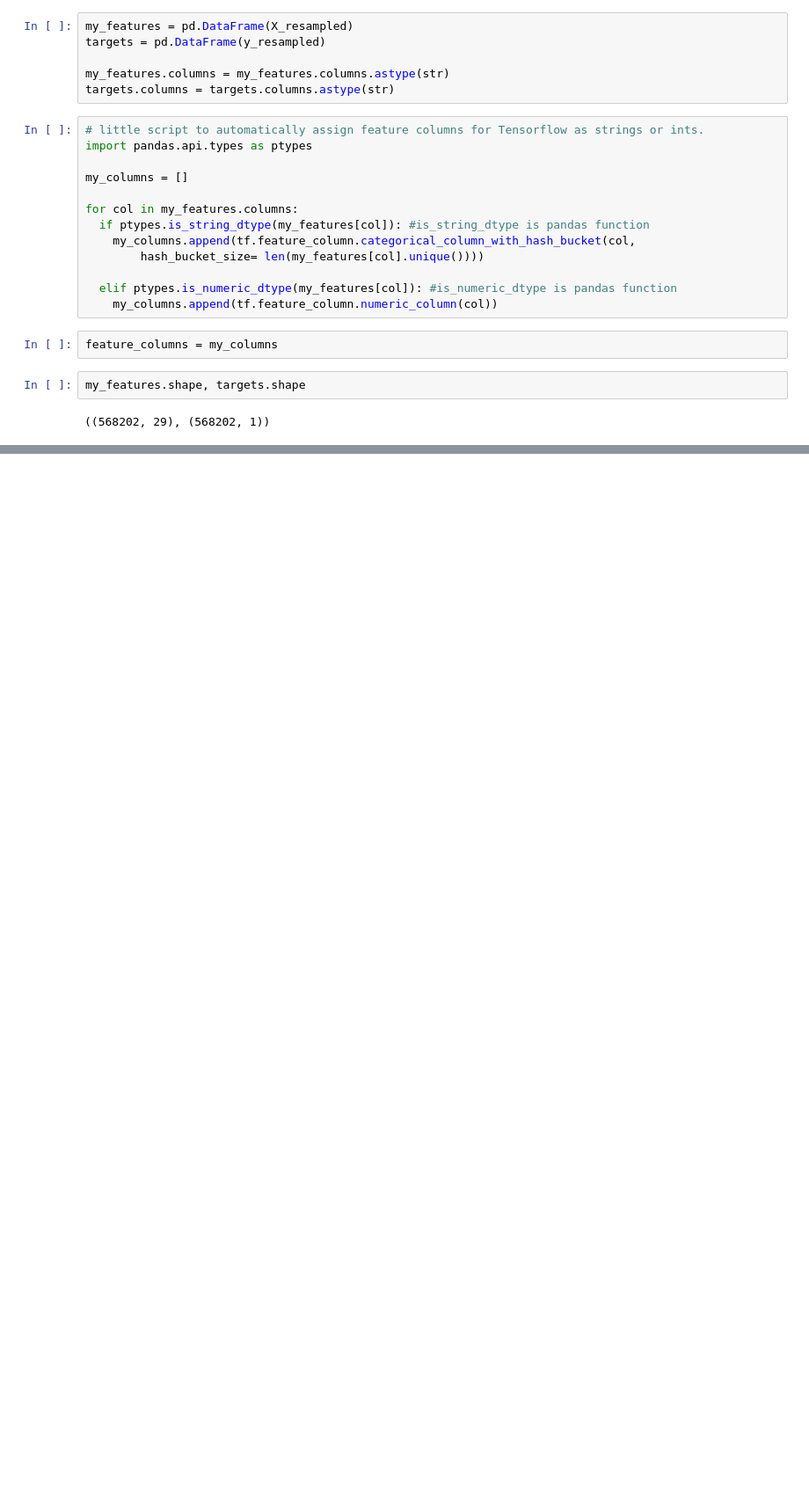
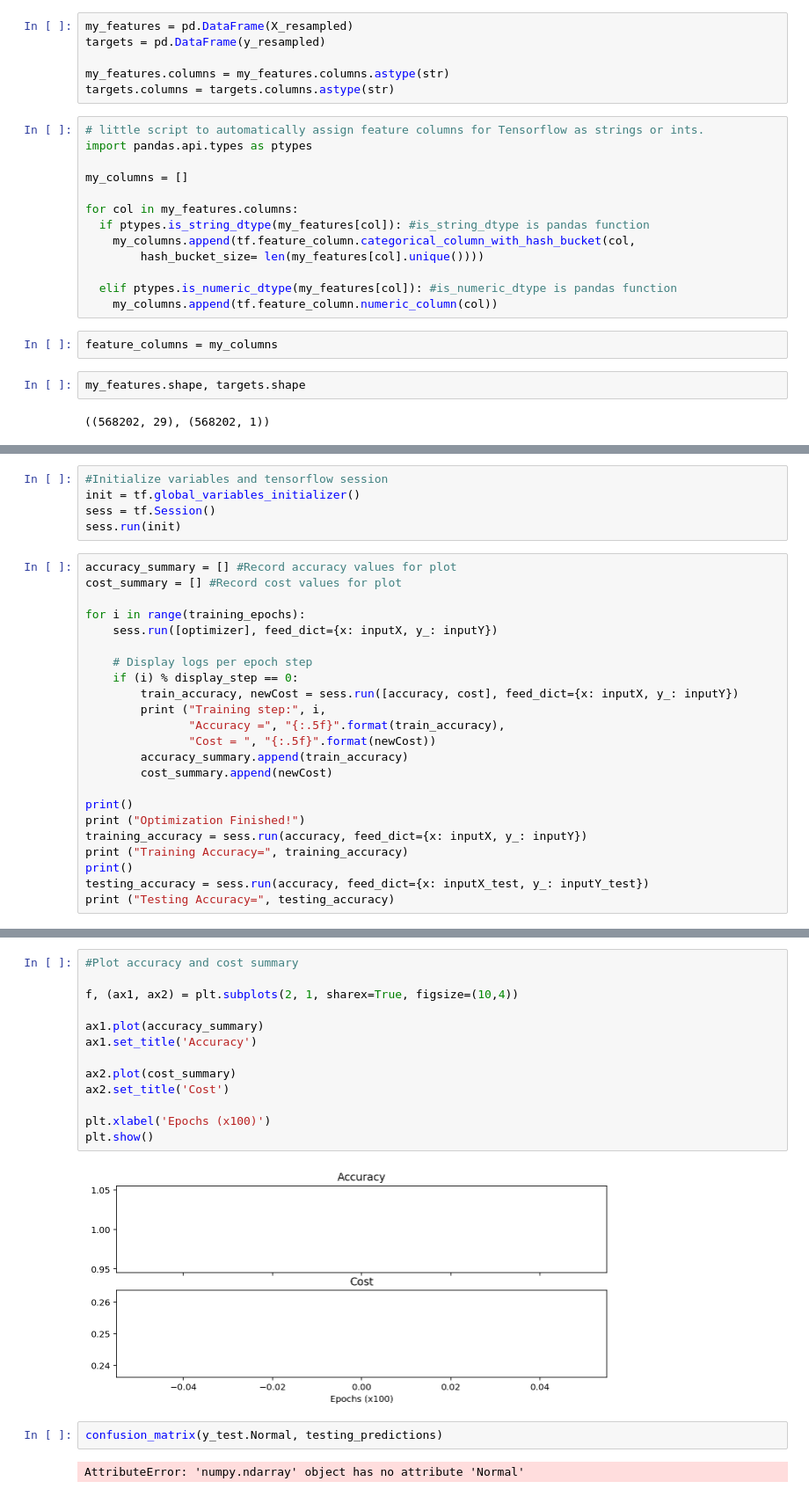
Before and after one commit to scheckley/kaggle_credit_fraud, a Jupyter notebook: scratch.ipynb, the cells around one changed output, grey strips where cells are left out. Shown at 88% size. Saved outputs shown, nothing was run; the diff lists cells and outputs as text; blank space fills up the shorter version.

Commit message:
messing with tensor flow

```diff
--- a/scratch.ipynb
+++ b/scratch.ipynb
@@ -512,0 +426,28 @@ ValueError: The truth value of a DataFrame is ambiguous. Use a.empty, a.bool(),
+# %%
+#Initialize variables and tensorflow session
+init = tf.global_variables_initializer()
+sess = tf.Session()
+sess.run(init)
+# %%
+accuracy_summary = [] #Record accuracy values for plot
+cost_summary = [] #Record cost values for plot
+
+for i in range(training_epochs):
+    sess.run([optimizer], feed_dict={x: inputX, y_: inputY})
+
+    # Display logs per epoch step
+    if (i) % display_step == 0:
+        train_accuracy, newCost = sess.run([accuracy, cost], feed_dict={x: inputX, y_: inputY})
+        print ("Training step:", i,
+               "Accuracy =", "{:.5f}".format(train_accuracy),
+               "Cost = ", "{:.5f}".format(newCost))
+        accuracy_summary.append(train_accuracy)
+        cost_summary.append(newCost)
+
+print()
+print ("Optimization Finished!")
+training_accuracy = sess.run(accuracy, feed_dict={x: inputX, y_: inputY})
+print ("Training Accuracy=", training_accuracy)
+print()
+testing_accuracy = sess.run(accuracy, feed_dict={x: inputX_test, y_: inputY_test})
+print ("Testing Accuracy=", testing_accuracy)
@@ -512,0 +468,19 @@ ValueError: The truth value of a DataFrame is ambiguous. Use a.empty, a.bool(),
+# %%
+#Plot accuracy and cost summary
+
+f, (ax1, ax2) = plt.subplots(2, 1, sharex=True, figsize=(10,4))
+
+ax1.plot(accuracy_summary)
+ax1.set_title('Accuracy')
+
+ax2.plot(cost_summary)
+ax2.set_title('Cost')
+
+plt.xlabel('Epochs (x100)')
+plt.show()
+# %% [output]
+[figure, added]
+# %%
+confusion_matrix(y_test.Normal, testing_predictions)
+# %% [output]
+AttributeError: 'numpy.ndarray' object has no attribute 'Normal'
```
Also changed, not shown: parts of 13 cells of this notebook, 1 other file.
